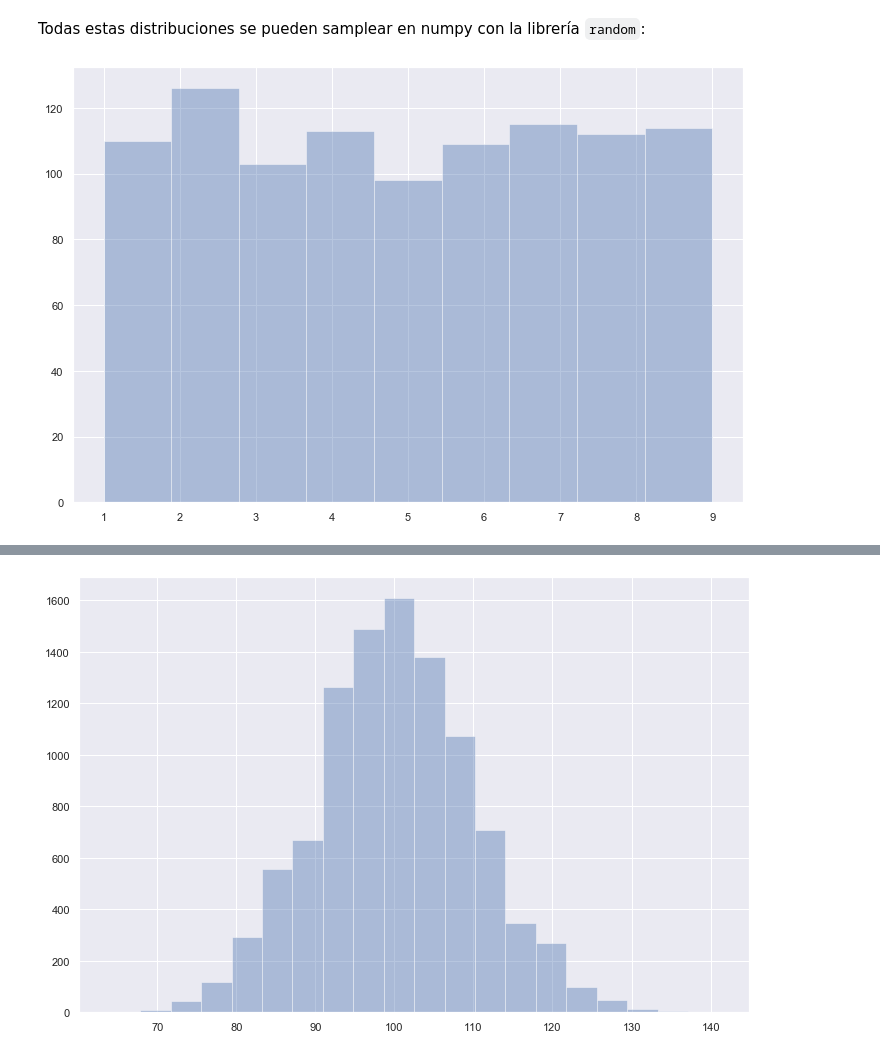
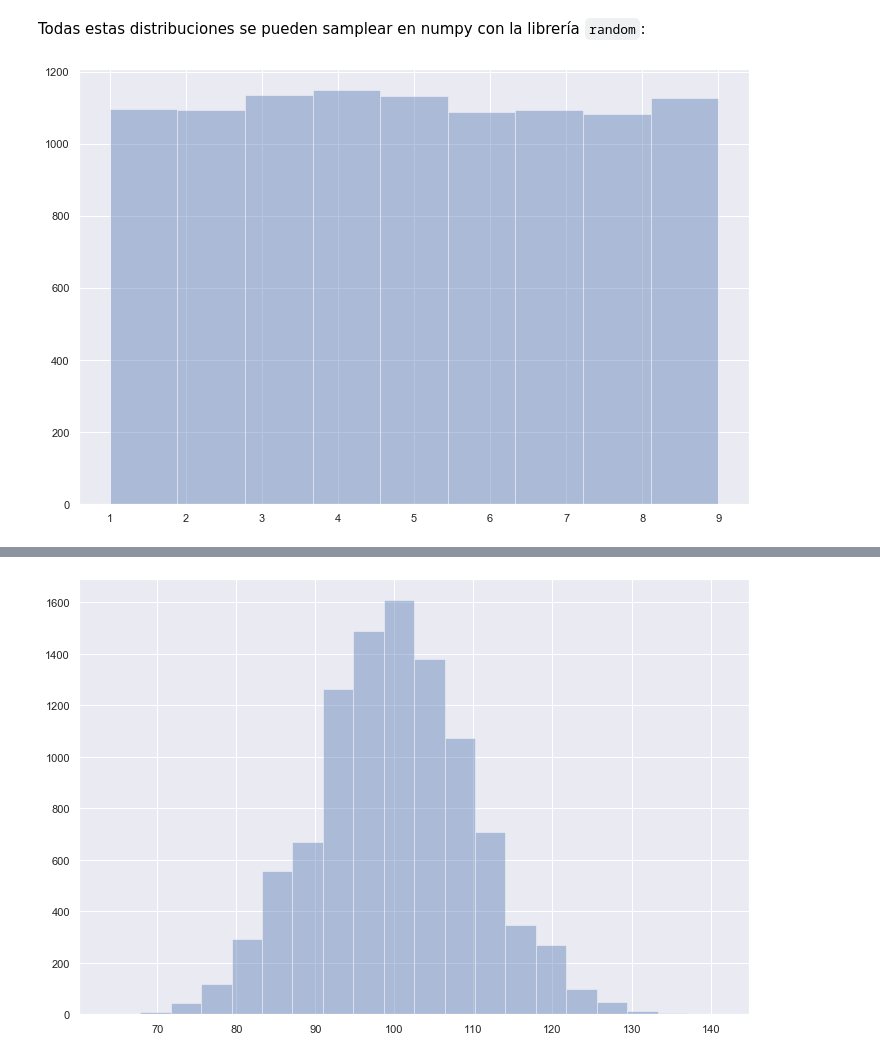
Before and after one commit to lambdaclass/data_etudes, a Jupyter notebook: clases/clase_1.ipynb, the cells around one changed output, grey strips where cells are left out. Cells and saved outputs as stored; diff of their text form; code cells hidden in the pictures.

```diff
--- a/clases/clase_1.ipynb
+++ b/clases/clase_1.ipynb
@@ -26,12 +26,12 @@ Son las variables donde el conjunto de valores posibles es discreto.
 # %% [markdown]
 Todas estas distribuciones se pueden samplear en numpy con la librería `random`:
 # %%
-# Devuelve 100 números al azar entre 1 y 9 (100 sampleos de una istribución uniforme discreta
+# Devuelve 100 números al azar entre 1 y 9 (100 sampleos de una distribución uniforme discreta
 # con resultados posibles {1,2,...,9})
-samples = np.random.randint(1, 10, 1000)
+samples = np.random.randint(1, 10, 10000)
 sns.distplot(samples, bins=9, kde=False);
 # %% [output]
-[figure, old version]
+[figure, new version]
 # %%
 # 10000 samples de una binomial (n, p)
 n = 10
```
Also changed, not shown: parts of 2 cells of this notebook.
